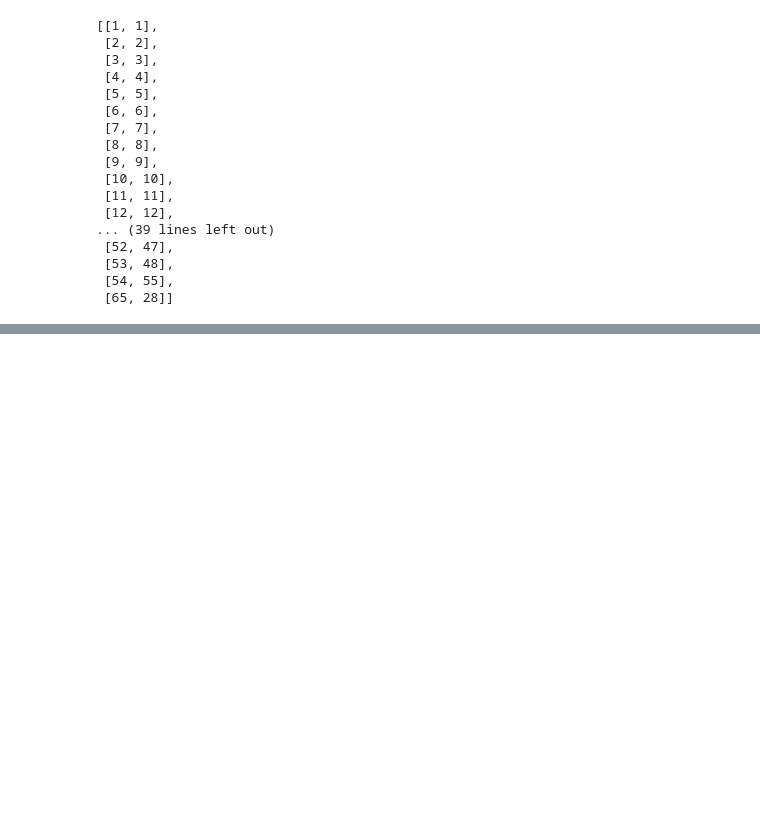
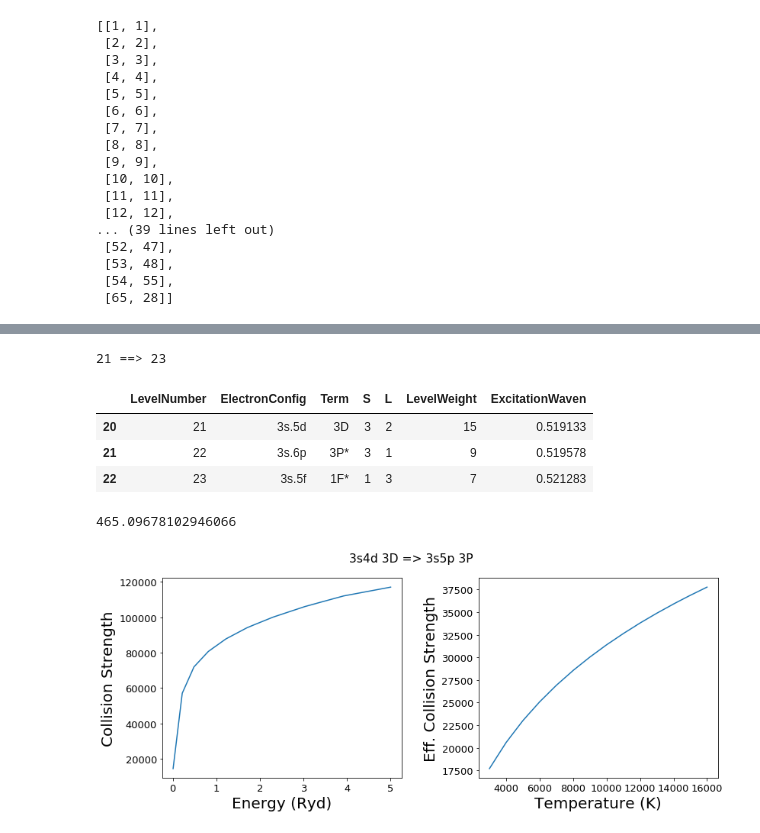
Before and after one commit to ale-mendez/mg_xtra, a Jupyter notebook: compute_om2ups.ipynb, the cells around one changed output, grey strips where cells are left out. Drawn from its saved outputs; the diff is of its cells as text; code cells hidden in the pictures; blank space fills up the shorter version.

```diff
--- a/compute_om2ups.ipynb
+++ b/compute_om2ups.ipynb
@@ -559,0 +663,2 @@ i or k not found
+# %%
+ihuge=251
@@ -559,0 +679,32 @@ i or k not found
+# %%
+k_idx=int(omg.loc[ihuge]['k'])
+i_idx=int(omg.loc[ihuge]['i'])
+print(i_idx,"==>",k_idx)
+# %% [output]
+21 ==> 23
+# %%
+mod_levels.loc[i_idx-1:k_idx-1]
+# %% [output]
+|  | LevelNumber | ElectronConfig | Term | S | L | LevelWeight | ExcitationWaven |
+| 20 | 21 | 3s.5d | 3D | 3 | 2 | 15 | 0.519133 |
+| 21 | 22 | 3s.6p | 3P* | 3 | 1 | 9 | 0.519578 |
+| 22 | 23 | 3s.5f | 1F* | 1 | 3 | 7 | 0.521283 |
+# %%
+1/abs(mod_levels.loc[i_idx-1]['ExcitationWaven']-mod_levels.loc[k_idx-1]['ExcitationWaven'])
+# %% [output]
+465.09678102946066
+# %%
+fig=plt.figure(figsize=(12,5))
+ax1=plt.subplot(121)
+plt.plot(ener,omg.loc[ihuge][3:-2])
+ax2=plt.subplot(122)
+plt.plot(T,ups.loc[ihuge][3:-1])
+fig.suptitle('3s4d 3D => 3s5p 3P',y=1.01)
+ax1.set_xlabel('Energy (Ryd)',fontsize=20)
+ax1.set_ylabel('Collision Strength',fontsize=20)
+ax2.set_xlabel('Temperature (K)',fontsize=20)
+ax2.set_ylabel('Eff. Collision Strength',fontsize=20)
+plt.tight_layout(pad=2.0)
+plt.show()
+# %% [output]
+[figure, added]
```
Also changed, not shown: parts of 22 cells of this notebook, 1 other file.
